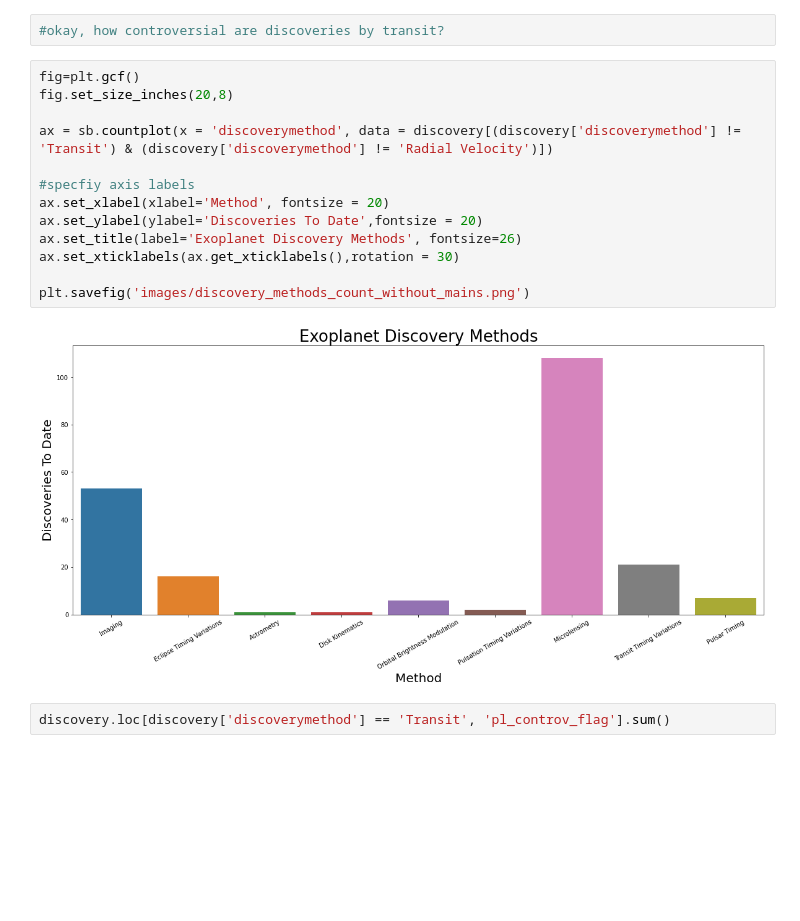
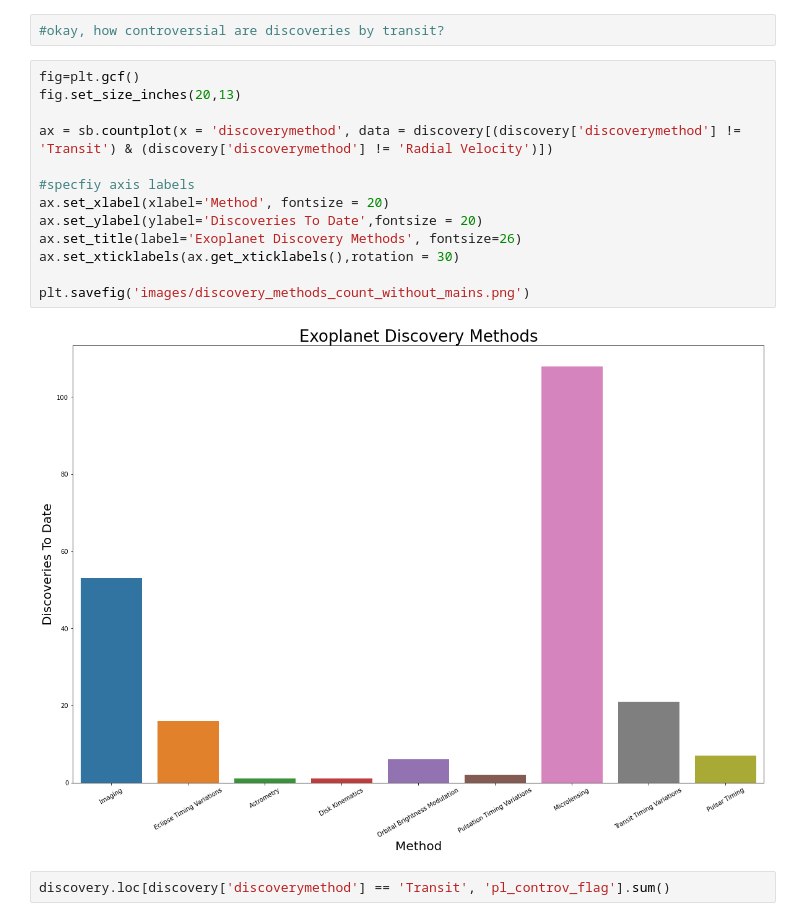
Before and after one commit to medrich/exos_cap, a Jupyter notebook: milky_way_stuff.ipynb, the cells around one changed output. Cells and saved outputs as stored; diff of their text form; blank space fills up the shorter version.

```diff
--- a/milky_way_stuff.ipynb
+++ b/milky_way_stuff.ipynb
@@ -558,19 +596,19 @@ Name: discoverymethod, dtype: int64
 #okay, how controversial are discoveries by transit?
 # %%
 fig=plt.gcf()
-fig.set_size_inches(20,8)
+fig.set_size_inches(20,13)
 
 ax = sb.countplot(x = 'discoverymethod', data = discovery[(discovery['discoverymethod'] != 'Transit') & (discovery['discoverymethod'] != 'Radial Velocity')])
 
 #specfiy axis labels
 ax.set_xlabel(xlabel='Method', fontsize = 20)
 ax.set_ylabel(ylabel='Discoveries To Date',fontsize = 20)
 ax.set_title(label='Exoplanet Discovery Methods', fontsize=26)
 ax.set_xticklabels(ax.get_xticklabels(),rotation = 30)
 
 plt.savefig('images/discovery_methods_count_without_mains.png')
 # %% [output]
-[figure, old version]
+[figure, new version]
 # %%
 discovery.loc[discovery['discoverymethod'] == 'Transit', 'pl_controv_flag'].sum()
 # %% [output]
```
Also changed, not shown: parts of 24 cells of this notebook, 26 other files.
